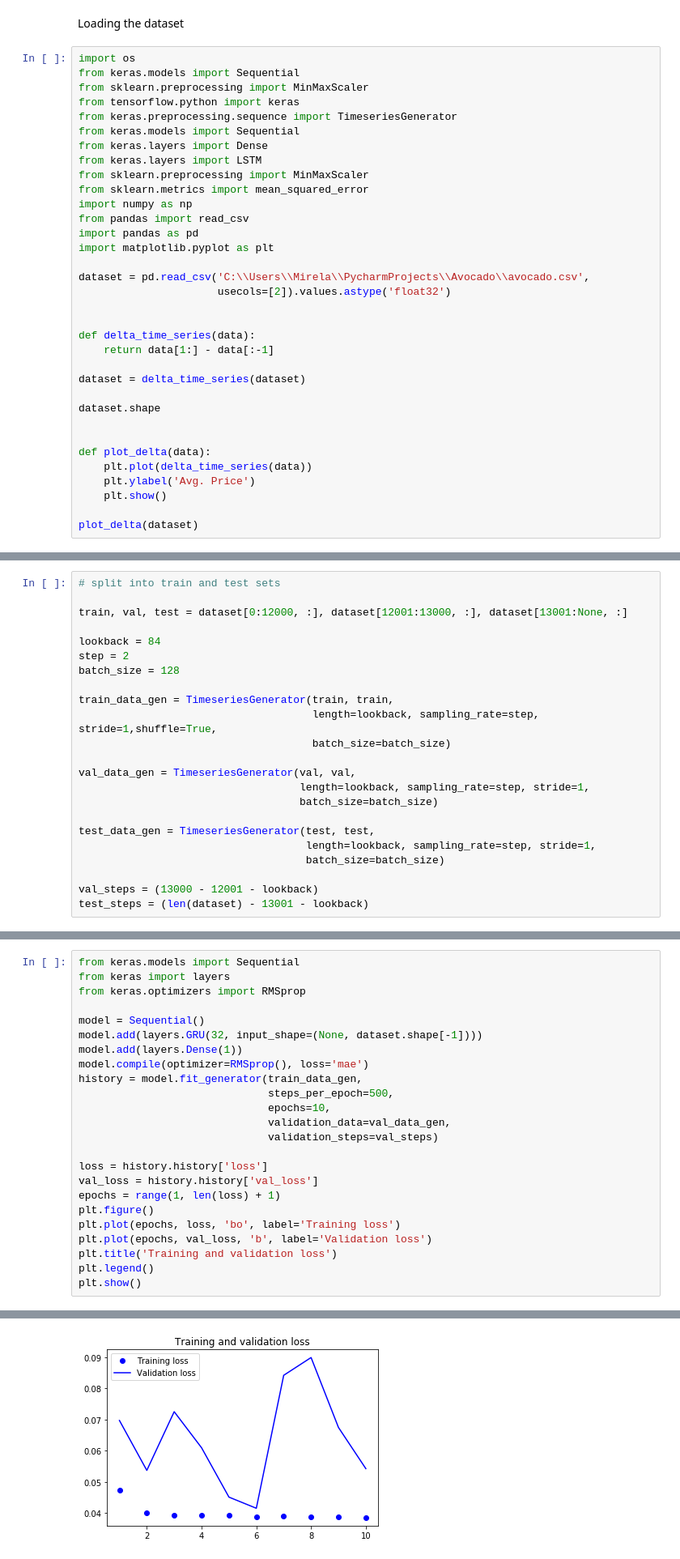
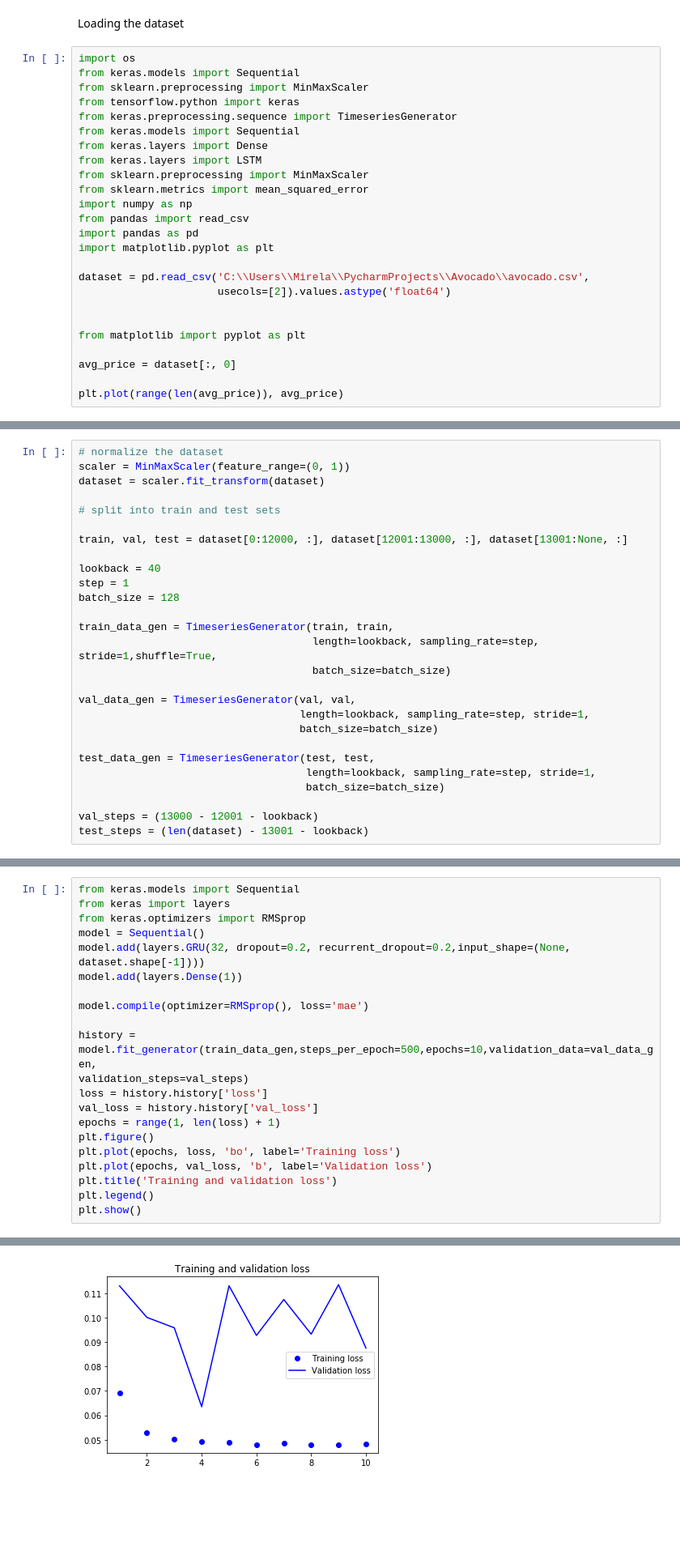
Before and after one commit to lauracarpaciu/Avocado-Prices, a Jupyter notebook: Avocado.ipynb, the cells around one changed output, grey strips where cells are left out. Shown: that part at 81% size. Cells and saved outputs as stored; diff of their text form; blank space fills up the shorter version.

```diff
--- a/Avocado.ipynb
+++ b/Avocado.ipynb
@@ -17,21 +17,12 @@ import pandas as pd
 import matplotlib.pyplot as plt
 
 dataset = pd.read_csv('C:\\Users\\Mirela\\PycharmProjects\\Avocado\\avocado.csv',
-                      usecols=[2]).values.astype('float32')
+                      usecols=[2]).values.astype('float64')
 
 
-def delta_time_series(data):
-    return data[1:] - data[:-1]
+from matplotlib import pyplot as plt
 
-dataset = delta_time_series(dataset)
+avg_price = dataset[:, 0]
 
-dataset.shape
-
-
-def plot_delta(data):
-    plt.plot(delta_time_series(data))
-    plt.ylabel('Avg. Price')
-    plt.show()
-
-plot_delta(dataset)
+plt.plot(range(len(avg_price)), avg_price)
 # %% [output]
@@ -60,10 +51,14 @@ dataset = scaler.fit_transform(dataset)
 # %%
+# normalize the dataset
+scaler = MinMaxScaler(feature_range=(0, 1))
+dataset = scaler.fit_transform(dataset)
+
 # split into train and test sets
 
 train, val, test = dataset[0:12000, :], dataset[12001:13000, :], dataset[13001:None, :]
 
-lookback = 84
-step = 2
+lookback = 40
+step = 1
 batch_size = 128
 
 train_data_gen = TimeseriesGenerator(train, train,
@@ -84,17 +81,14 @@ test_steps = (len(dataset) - 13001 - lookback)
 from keras.models import Sequential
 from keras import layers
 from keras.optimizers import RMSprop
+model = Sequential()
+model.add(layers.GRU(32, dropout=0.2, recurrent_dropout=0.2,input_shape=(None, dataset.shape[-1])))
+model.add(layers.Dense(1))
 
-model = Sequential()
-model.add(layers.GRU(32, input_shape=(None, dataset.shape[-1])))
-model.add(layers.Dense(1))
 model.compile(optimizer=RMSprop(), loss='mae')
-history = model.fit_generator(train_data_gen,
-                              steps_per_epoch=500,
-                              epochs=10,
-                              validation_data=val_data_gen,
-                              validation_steps=val_steps)
 
+history = model.fit_generator(train_data_gen,steps_per_epoch=500,epochs=10,validation_data=val_data_gen,
+validation_steps=val_steps)
 loss = history.history['loss']
 val_loss = history.history['val_loss']
 epochs = range(1, len(loss) + 1)
@@ -128 +122 @@ Epoch 10/10
-[figure, old version]
+[figure, new version]
```
Also changed, not shown: parts of 18 cells of this notebook.
